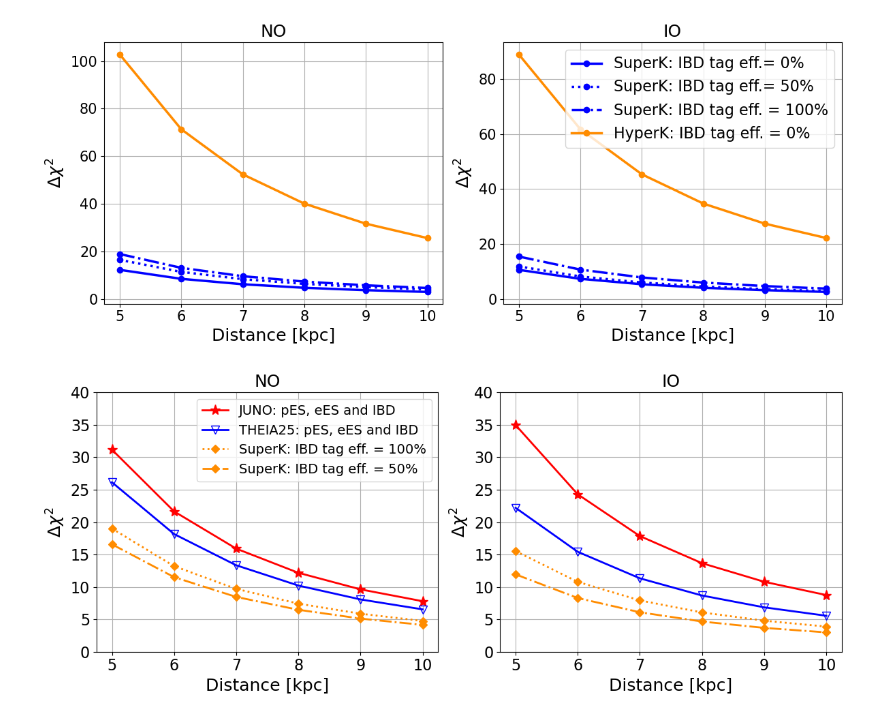
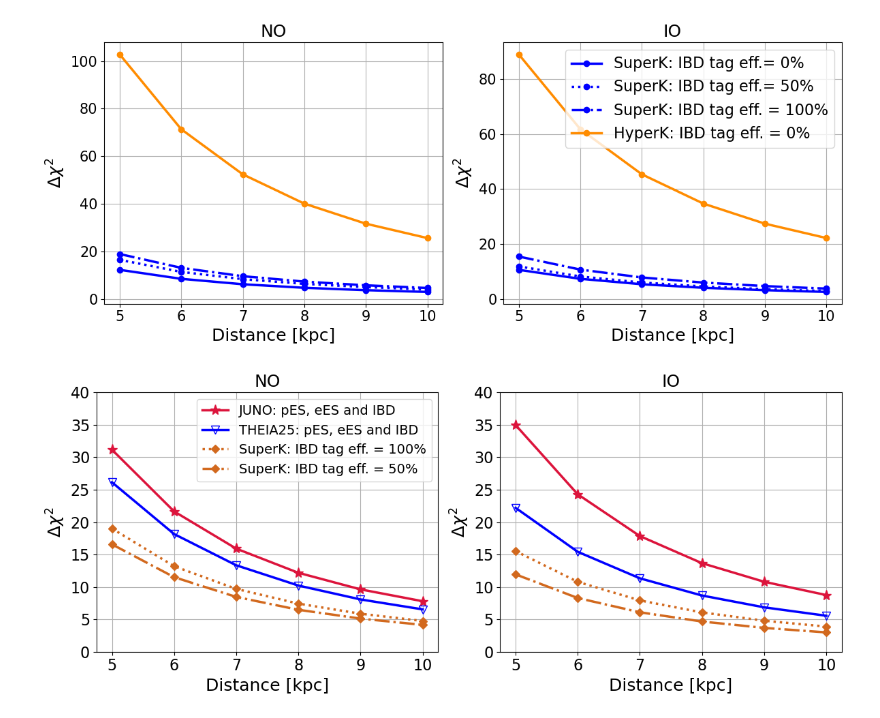
Before and after one commit to YMTheory/supernova, a Jupyter notebook: simulation/toyMC/script/AsimovTest.ipynb, the cells around one changed output. Drawn from its saved outputs; the diff is of its cells as text; code cells hidden in the pictures.

```diff
--- a/simulation/toyMC/script/AsimovTest.ipynb
+++ b/simulation/toyMC/script/AsimovTest.ipynb
@@ -89,38 +91,38 @@ dTIO_NOfit_THEIA25_short, nllIO_NOfit_THEIA25_short, dTIO_IOfit_THEIA25_short, n
 # %%
 dist = np.arange(5, 11, 1)
 dist1 = [10, 9, 8, 7, 6, 5]
 fig, ax = plt.subplots(1, 2, figsize=(12, 5))
 
-ax[0].plot(dist1, 2 * (nllNO_IOfit_JUNO - nllNO_NOfit_JUNO), "*-", lw=2, ms=11, color="red", label="JUNO: pES, eES and IBD")
-#ax[0].plot(dist, dchi2NO_JUNO_sep, "*--", ms=11, lw=2, color="red", label="JUNO: eES and IBD")
-#ax[0].plot(dist1, 2 * (nllNO_IOfit_JUNO_short - nllNO_NOfit_JUNO_short), "*--", ms=11, color="red",lw=2, label="JUNO: ES only")
-ax[0].plot(dist1, 2 * (nllNO_IOfit_THEIA25 - nllNO_NOfit_THEIA25), "v-", lw=2, ms=8, fillstyle="none", color="blue",label="THEIA25: pES, eES and IBD")
-#ax[0].plot(dist1, 2 * (nllNO_IOfit_THEIA25_short - nllNO_NOfit_THEIA25_short), "v--", ms=8, fillstyle="none", color="blue",lw=2, label="THEIA25: ES only")
-ax[0].plot(dist, dchi2NO_SK_sep, "D:", lw=2, ms=6, color="darkorange",label="SuperK: IBD tag eff. = 100%")
-ax[0].plot(dist, dchi2NO_SK_part, "D-.", lw=2, ms=6, color="darkorange",label="SuperK: IBD tag eff. = 50%")
+ax[0].plot(dist1, 2 * (nllNO_IOfit_JUNO - nllNO_NOfit_JUNO), "*-", lw=2.5, ms=11, color="crimson", label="JUNO: pES, eES and IBD")
+#ax[0].plot(dist, dchi2NO_JUNO_sep, "*--", ms=11, lw=2.5, color="crimson", label="JUNO: eES and IBD")
+#ax[0].plot(dist1, 2 * (nllNO_IOfit_JUNO_short - nllNO_NOfit_JUNO_short), "*--", ms=11, color="crimson",lw=2.5, label="JUNO: ES only")
+ax[0].plot(dist1, 2 * (nllNO_IOfit_THEIA25 - nllNO_NOfit_THEIA25), "v-", lw=2.5, ms=8, fillstyle="none", color="blue",label="THEIA25: pES, eES and IBD")
+#ax[0].plot(dist1, 2 * (nllNO_IOfit_THEIA25_short - nllNO_NOfit_THEIA25_short), "v--", ms=8, fillstyle="none", color="blue",lw=2.5, label="THEIA25: ES only")
+ax[0].plot(dist, dchi2NO_SK_sep, "D:", lw=2.5, ms=6, color="chocolate",label="SuperK: IBD tag eff. = 100%")
+ax[0].plot(dist, dchi2NO_SK_part, "D-.", lw=2.5, ms=6, color="chocolate",label="SuperK: IBD tag eff. = 50%")
 ax[0].set_xlabel("Distance [kpc]", fontsize=18)
 ax[0].set_ylabel(r"$\Delta \chi^2$", fontsize=18)
 ax[0].grid(True)
 ax[0].legend(prop={"size":14})
 ax[0].tick_params(axis="both", labelsize=16)
 ax[0].set_title("NO", fontsize=18)
 ax[0].set_ylim(0, 40)
 
-ax[1].plot(dist1, -2 * (nllIO_IOfit_JUNO - nllIO_NOfit_JUNO), "*-", lw=2, ms=11, color="red",label="JUNO: default")
-#ax[1].plot(dist, dchi2IO_JUNO_sep, "*--", ms=11, lw=2, color="red", label="JUNO: eES and IBD")
-ax[1].plot(dist1, -2 * (nllIO_IOfit_THEIA25 - nllIO_NOfit_THEIA25), "v-", lw=2, ms=8, fillstyle="none", color="blue",label="THEIA25: default")
-#ax[1].plot(dist1, -2 * (nllIO_IOfit_JUNO_short - nllIO_NOfit_JUNO_short), "*--", lw=2, ms=11, color="red",label="JUNO: ES only")
-#ax[1].plot(dist1, -2 * (nllIO_IOfit_THEIA25_short - nllIO_NOfit_THEIA25_short), "v--", ms=8, fillstyle="none", color="blue",lw=2, label="THEIA25: ES only")
-ax[1].plot(dist, dchi2IO_SK_sep, "D:", lw=2, ms=6, color="darkorange",label="SuperK: IBD tag eff. = 100%")
-ax[1].plot(dist, dchi2IO_SK_part, "D-.", lw=2, ms=6, color="darkorange",label="SuperK: IBD tag eff. = 50%")
+ax[1].plot(dist1, -2 * (nllIO_IOfit_JUNO - nllIO_NOfit_JUNO), "*-", lw=2.5, ms=11, color="crimson",label="JUNO: default")
+#ax[1].plot(dist, dchi2IO_JUNO_sep, "*--", ms=11, lw=2.5, color="crimson", label="JUNO: eES and IBD")
+ax[1].plot(dist1, -2 * (nllIO_IOfit_THEIA25 - nllIO_NOfit_THEIA25), "v-", lw=2.5, ms=8, fillstyle="none", color="blue",label="THEIA25: default")
+#ax[1].plot(dist1, -2 * (nllIO_IOfit_JUNO_short - nllIO_NOfit_JUNO_short), "*--", lw=2.5, ms=11, color="crimson",label="JUNO: ES only")
+#ax[1].plot(dist1, -2 * (nllIO_IOfit_THEIA25_short - nllIO_NOfit_THEIA25_short), "v--", ms=8, fillstyle="none", color="blue",lw=2.5, label="THEIA25: ES only")
+ax[1].plot(dist, dchi2IO_SK_sep, "D:", lw=2.5, ms=6, color="chocolate",label="SuperK: IBD tag eff. = 100%")
+ax[1].plot(dist, dchi2IO_SK_part, "D-.", lw=2.5, ms=6, color="chocolate",label="SuperK: IBD tag eff. = 50%")
 ax[1].set_xlabel("Distance [kpc]", fontsize=18)
 ax[1].set_ylabel(r"$\Delta \chi^2$", fontsize=18)
 ax[1].grid(True)
 ax[1].tick_params(axis="both", labelsize=16)
 ax[1].set_title("IO", fontsize=18)
 ax[1].set_ylim(0, 40)
 
 plt.tight_layout()
-#plt.savefig("../plots/Garching82703_variedDist_SuperK3casesHyperK_AsimovSens.pdf")
+plt.savefig("../plots/Garching82703_variedDist_JUNO+THEIA25+SuperK_AsimovSens.pdf")
 # %% [output]
-[figure, old version]
+[figure, new version]
```
Also changed, not shown: parts of 10 cells of this notebook, 6 other files.
